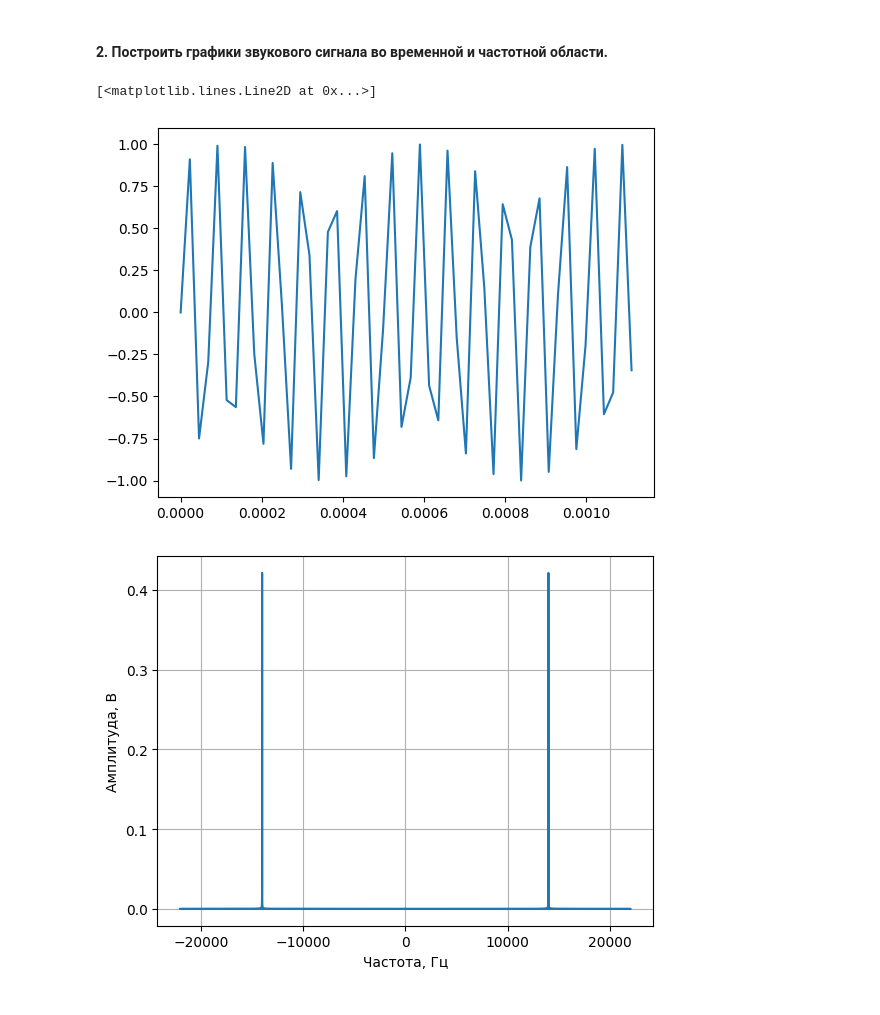
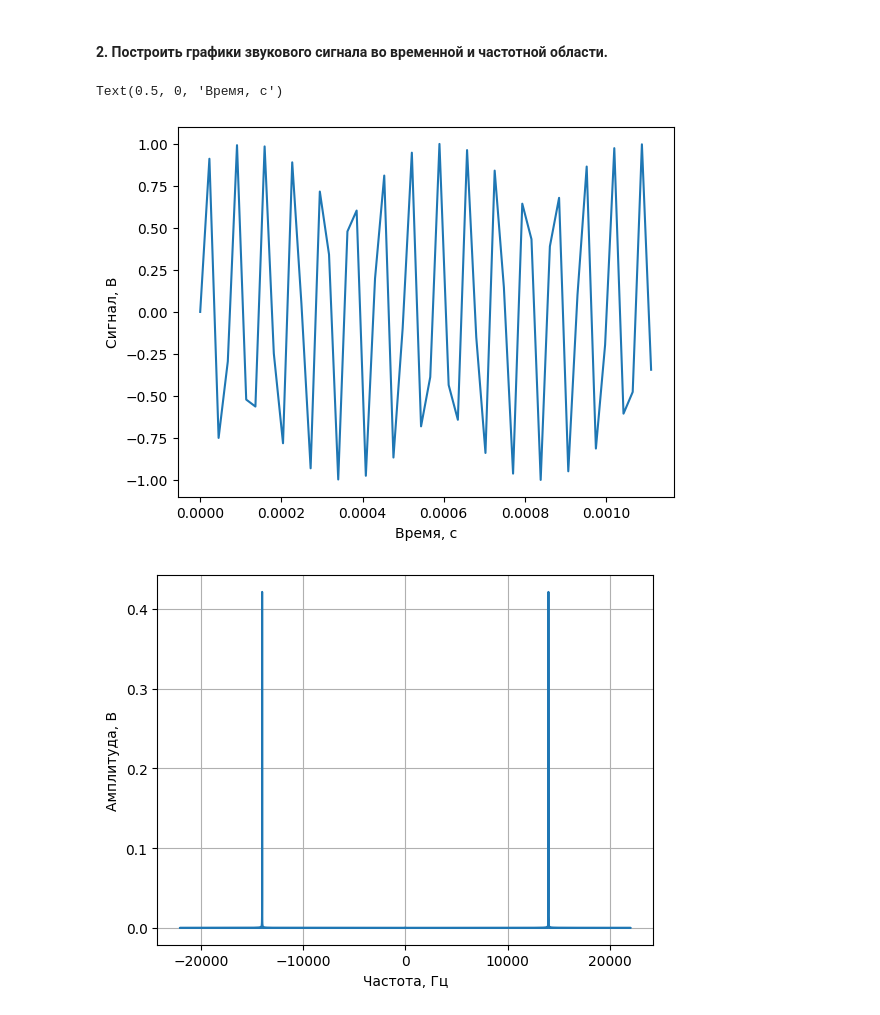
Before and after one commit to ekinohito/signals, a Jupyter notebook: lab_6/lab.ipynb, the cells around one changed output. Cells and saved outputs as stored; diff of their text form; code cells hidden in the pictures.

```diff
--- a/lab_6/lab.ipynb
+++ b/lab_6/lab.ipynb
@@ -40,10 +40,12 @@ Audio('14khz.wav')
 # %%
 import matplotlib.pyplot as plt
 
 plt.plot(time[:50], signal[:50])
+plt.ylabel('Сигнал, В')
+plt.xlabel('Время, с')
 # %% [output]
-[<matplotlib.lines.Line2D at 0x...>]
+Text(0.5, 0, 'Время, с')
-[figure, old version]
+[figure, new version]
 # %%
 from scipy.fft import fft, fftfreq
 
```
Also changed, not shown: parts of 3 cells of this notebook, 2 other files.
